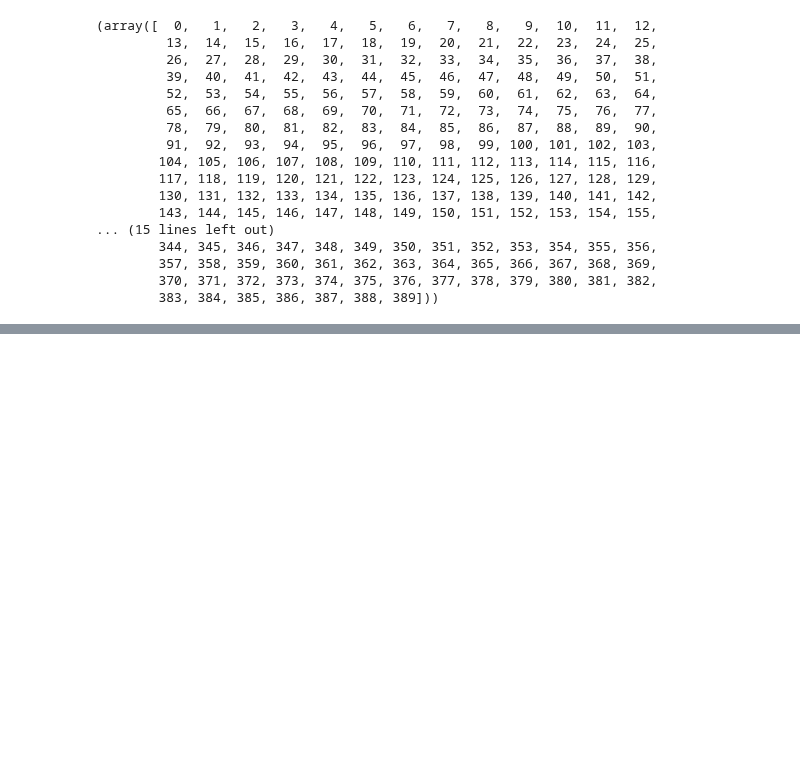
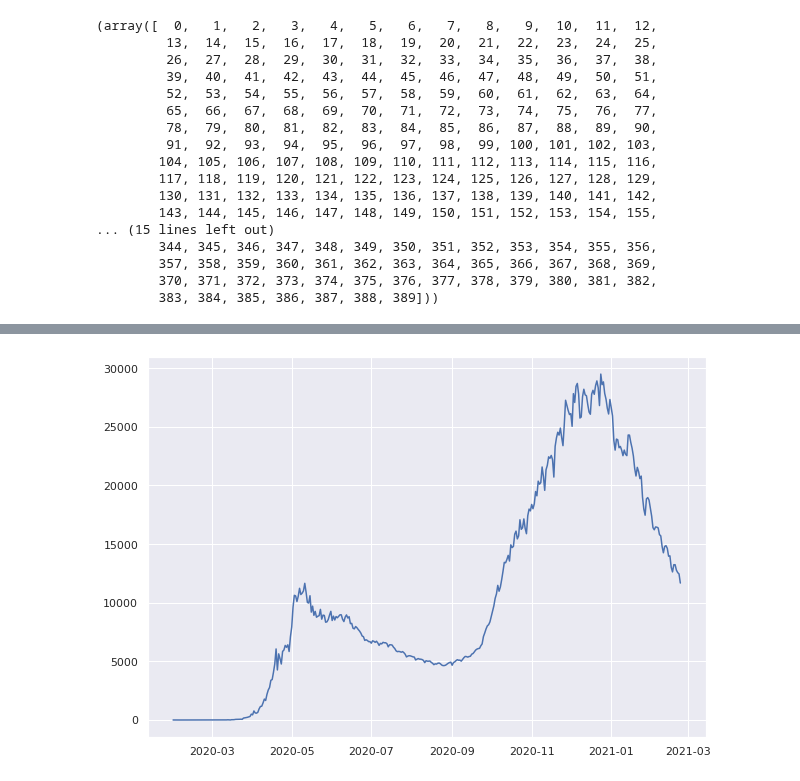
Before and after one commit to btseytlin/covid_peak_sir_modelling, a Jupyter notebook: seir_curve_fit_owid_hidden.ipynb, the cells around one changed output, grey strips where cells are left out. Drawn from its saved outputs; the diff is of its cells as text; code cells hidden in the pictures; blank space fills up the shorter version.

```diff
--- a/seir_curve_fit_owid_hidden.ipynb
+++ b/seir_curve_fit_owid_hidden.ipynb
@@ -380,0 +379,6 @@ plt.show()
+# %%
+plt.figure(figsize=(10, 7))
+plt.plot(df.date, df.new_cases)
+plt.show()
+# %% [output]
+[figure, added]
```
Also changed, not shown: parts of 19 cells of this notebook, 4 other files.
